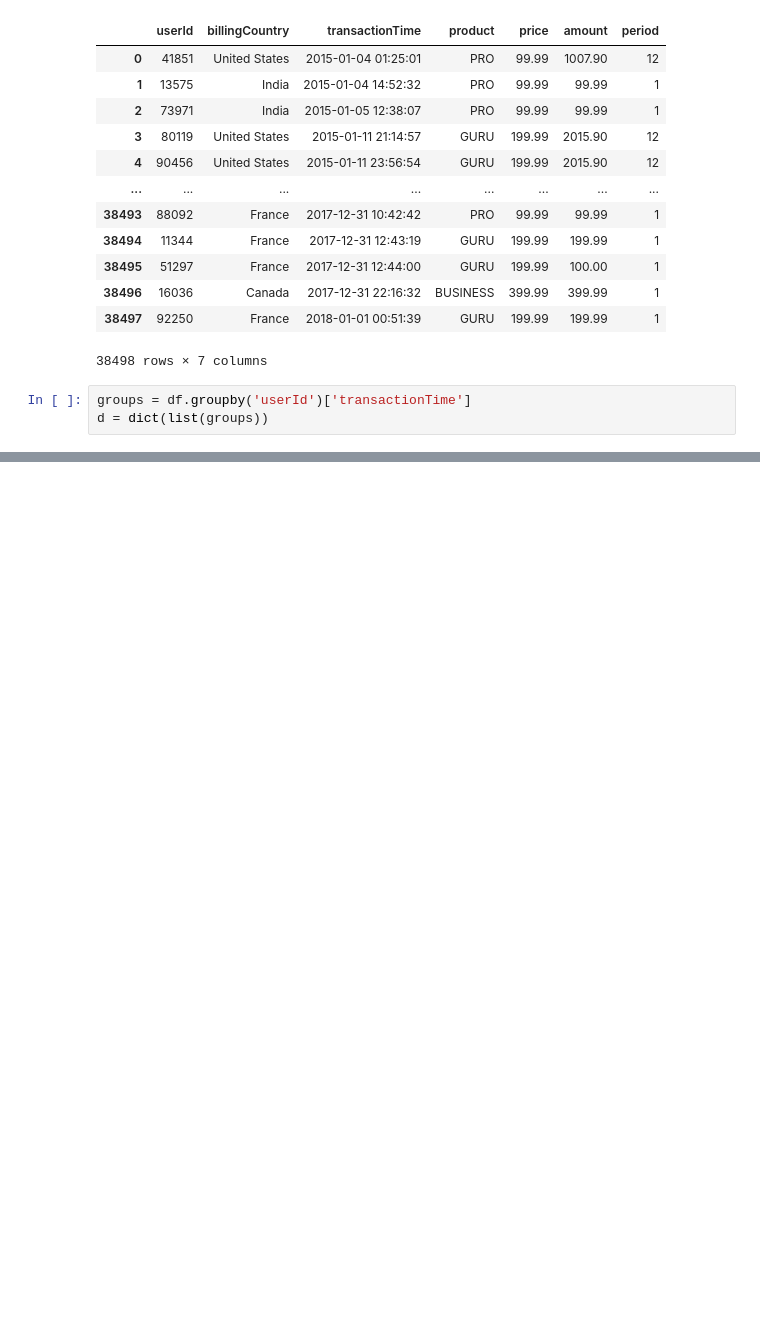
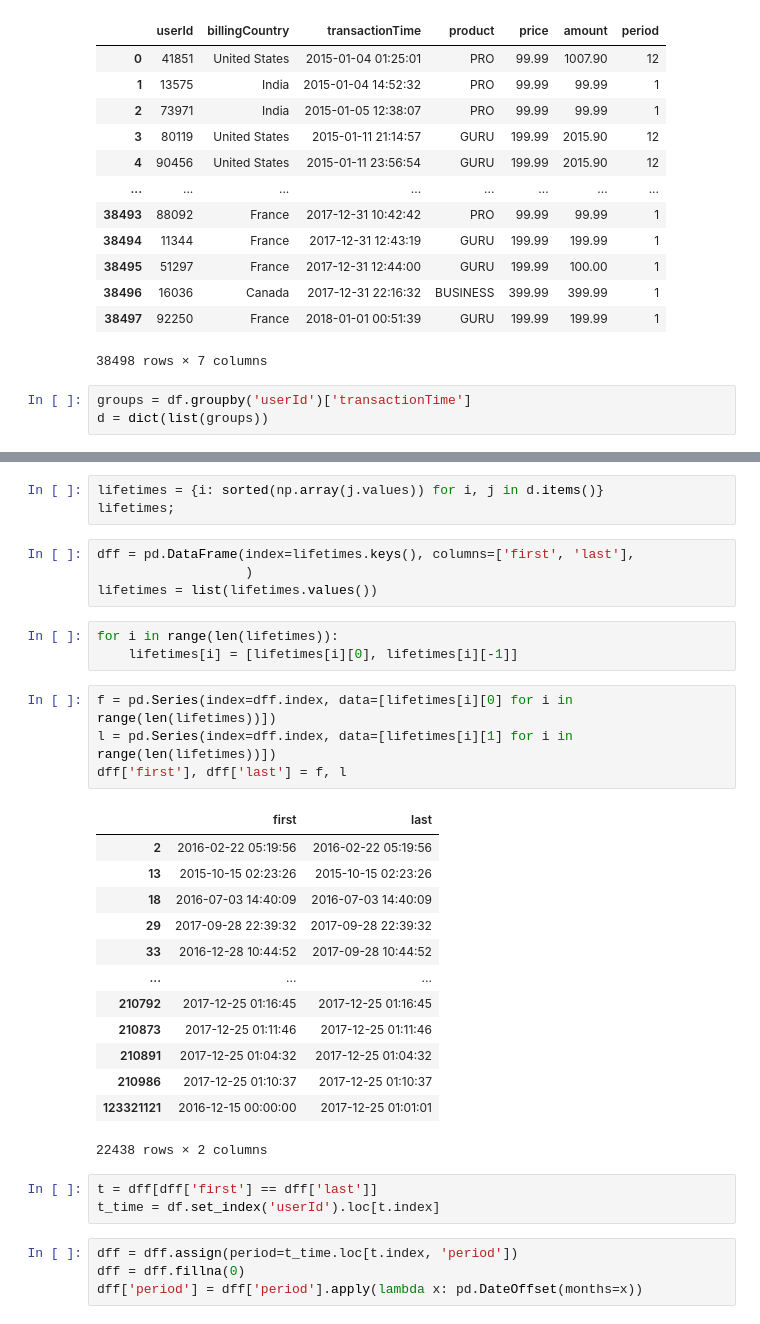
Before and after one commit to yukontaf/HeadRepo, a Jupyter notebook: NRepo/DSw-190B.ipynb, the cells around one changed output, grey strips where cells are left out. Drawn from its saved outputs; the diff is of its cells as text; blank space fills up the shorter version.

```diff
--- a/NRepo/DSw-190B.ipynb
+++ b/NRepo/DSw-190B.ipynb
@@ -310,0 +310,35 @@ array(['2016-04-10T09:31:01.000000000', '2017-09-10T09:31:01.000000000',
+# %%
+lifetimes = {i: sorted(np.array(j.values)) for i, j in d.items()}
+lifetimes;
+# %%
+dff = pd.DataFrame(index=lifetimes.keys(), columns=['first', 'last'],
+                   )
+lifetimes = list(lifetimes.values())
+# %%
+for i in range(len(lifetimes)):
+    lifetimes[i] = [lifetimes[i][0], lifetimes[i][-1]]
+# %%
+f = pd.Series(index=dff.index, data=[lifetimes[i][0] for i in range(len(lifetimes))])
+l = pd.Series(index=dff.index, data=[lifetimes[i][1] for i in range(len(lifetimes))])
+dff['first'], dff['last'] = f, l
+# %% [output]
+|  | first | last |
+| 2 | 2016-02-22 05:19:56 | 2016-02-22 05:19:56 |
+| 13 | 2015-10-15 02:23:26 | 2015-10-15 02:23:26 |
+| 18 | 2016-07-03 14:40:09 | 2016-07-03 14:40:09 |
+| 29 | 2017-09-28 22:39:32 | 2017-09-28 22:39:32 |
+| 33 | 2016-12-28 10:44:52 | 2017-09-28 10:44:52 |
+| ... | ... | ... |
+| 210792 | 2017-12-25 01:16:45 | 2017-12-25 01:16:45 |
+| 210873 | 2017-12-25 01:11:46 | 2017-12-25 01:11:46 |
+| 210891 | 2017-12-25 01:04:32 | 2017-12-25 01:04:32 |
+| 210986 | 2017-12-25 01:10:37 | 2017-12-25 01:10:37 |
+| 123321121 | 2016-12-15 00:00:00 | 2017-12-25 01:01:01 |
+22438 rows × 2 columns
+# %%
+t = dff[dff['first'] == dff['last']]
+t_time = df.set_index('userId').loc[t.index]
+# %%
+dff = dff.assign(period=t_time.loc[t.index, 'period'])
+dff = dff.fillna(0)
+dff['period'] = dff['period'].apply(lambda x: pd.DateOffset(months=x))
```
Also changed, not shown: parts of 10 cells of this notebook, 2 other files.
